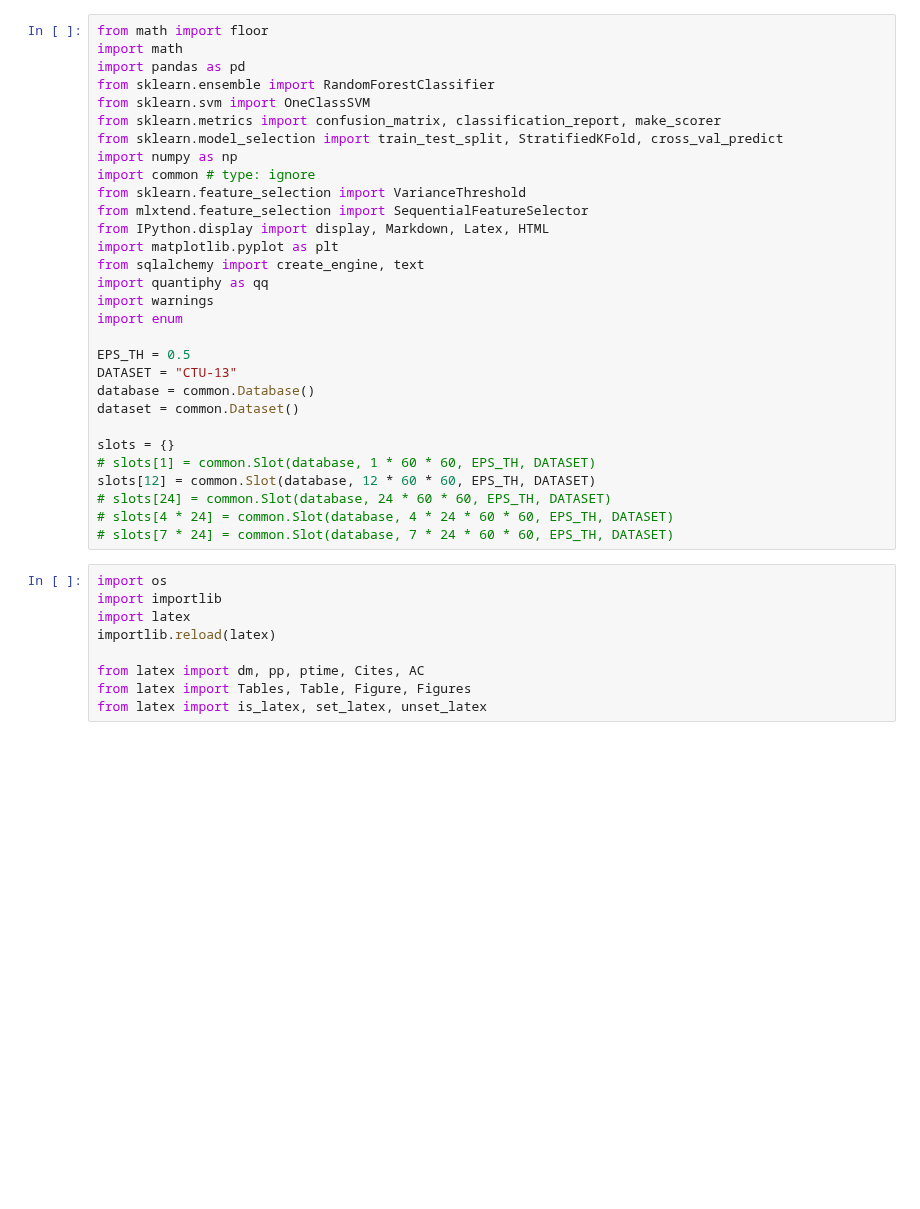
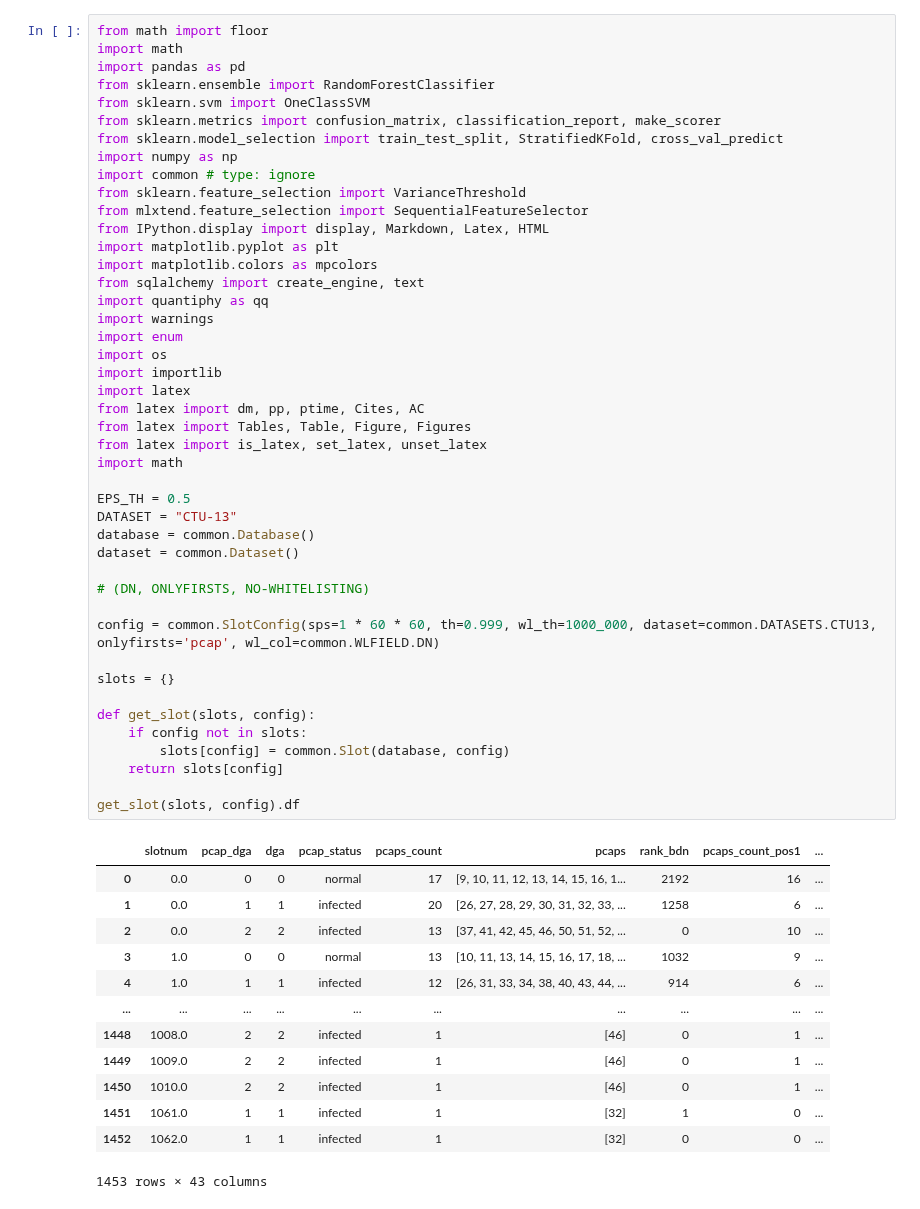
Before and after one commit to princio/dga-detection-analysis-framework, a Jupyter notebook: ml/book/dataset4.ipynb, the cells around one changed output. Saved outputs shown, nothing was run; the diff lists cells and outputs as text; blank space fills up the shorter version.

```diff
--- a/ml/book/dataset4.ipynb
+++ b/ml/book/dataset4.ipynb
@@ -1,39 +1,58 @@
 # %%
 from math import floor
 import math
 import pandas as pd
 from sklearn.ensemble import RandomForestClassifier
 from sklearn.svm import OneClassSVM
 from sklearn.metrics import confusion_matrix, classification_report, make_scorer
 from sklearn.model_selection import train_test_split, StratifiedKFold, cross_val_predict
 import numpy as np
 import common # type: ignore
 from sklearn.feature_selection import VarianceThreshold
 from mlxtend.feature_selection import SequentialFeatureSelector
 from IPython.display import display, Markdown, Latex, HTML
 import matplotlib.pyplot as plt
+import matplotlib.colors as mpcolors
 from sqlalchemy import create_engine, text
 import quantiphy as qq
 import warnings
 import enum
+import os
+import importlib
+import latex
+from latex import dm, pp, ptime, Cites, AC
+from latex import Tables, Table, Figure, Figures
+from latex import is_latex, set_latex, unset_latex
+import math
 
 EPS_TH = 0.5
 DATASET = "CTU-13"
 database = common.Database()
 dataset = common.Dataset()
 
+# (DN, ONLYFIRSTS, NO-WHITELISTING)
+
+config = common.SlotConfig(sps=1 * 60 * 60, th=0.999, wl_th=1000_000, dataset=common.DATASETS.CTU13, onlyfirsts='pcap', wl_col=common.WLFIELD.DN)
+
 slots = {}
-# slots[1] = common.Slot(database, 1 * 60 * 60, EPS_TH, DATASET)
-slots[12] = common.Slot(database, 12 * 60 * 60, EPS_TH, DATASET)
-# slots[24] = common.Slot(database, 24 * 60 * 60, EPS_TH, DATASET)
-# slots[4 * 24] = common.Slot(database, 4 * 24 * 60 * 60, EPS_TH, DATASET)
-# slots[7 * 24] = common.Slot(database, 7 * 24 * 60 * 60, EPS_TH, DATASET)
+
+def get_slot(slots, config):
+    if config not in slots:
+        slots[config] = common.Slot(database, config)
+    return slots[config]
+
+get_slot(slots, config).df
+# %% [output]
+|  | slotnum | pcap_dga | dga | pcap_status | pcaps_count | pcaps | rank_bdn | pcaps_count_pos1 | ... |
+| 0 | 0.0 | 0 | 0 | normal | 17 | [9, 10, 11, 12, 13, 14, 15, 16, 1... | 2192 | 16 | ... |
+| 1 | 0.0 | 1 | 1 | infected | 20 | [26, 27, 28, 29, 30, 31, 32, 33, ... | 1258 | 6 | ... |
+| 2 | 0.0 | 2 | 2 | infected | 13 | [37, 41, 42, 45, 46, 50, 51, 52, ... | 0 | 10 | ... |
+| 3 | 1.0 | 0 | 0 | normal | 13 | [10, 11, 13, 14, 15, 16, 17, 18, ... | 1032 | 9 | ... |
+| 4 | 1.0 | 1 | 1 | infected | 12 | [26, 31, 33, 34, 38, 40, 43, 44, ... | 914 | 6 | ... |
+| ... | ... | ... | ... | ... | ... | ... | ... | ... | ... |
+| 1448 | 1008.0 | 2 | 2 | infected | 1 | [46] | 0 | 1 | ... |
+| 1449 | 1009.0 | 2 | 2 | infected | 1 | [46] | 0 | 1 | ... |
+| 1450 | 1010.0 | 2 | 2 | infected | 1 | [46] | 0 | 1 | ... |
+| 1451 | 1061.0 | 1 | 1 | infected | 1 | [32] | 1 | 0 | ... |
+| 1452 | 1062.0 | 1 | 1 | infected | 1 | [32] | 0 | 0 | ... |
+1453 rows × 43 columns
-# %%
-import os
-import importlib
-import latex
-importlib.reload(latex)
-
-from latex import dm, pp, ptime, Cites, AC
-from latex import Tables, Table, Figure, Figures
-from latex import is_latex, set_latex, unset_latex
```
Also changed, not shown: parts of 11 cells of this notebook, 16 other files.
